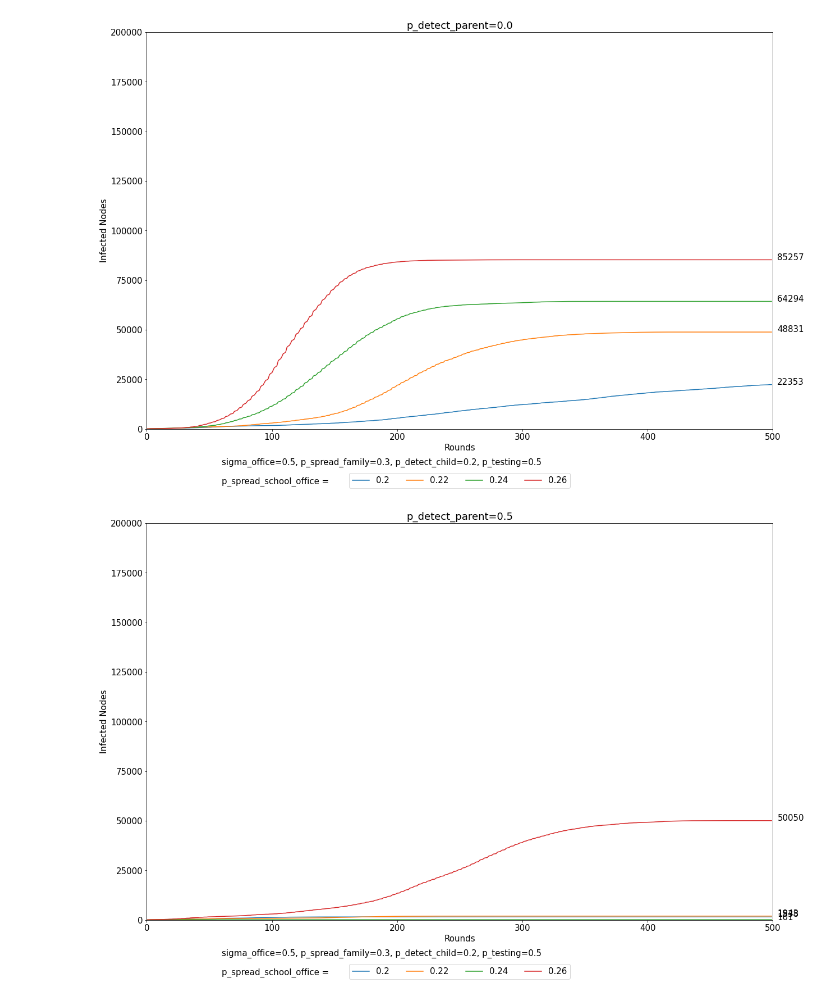
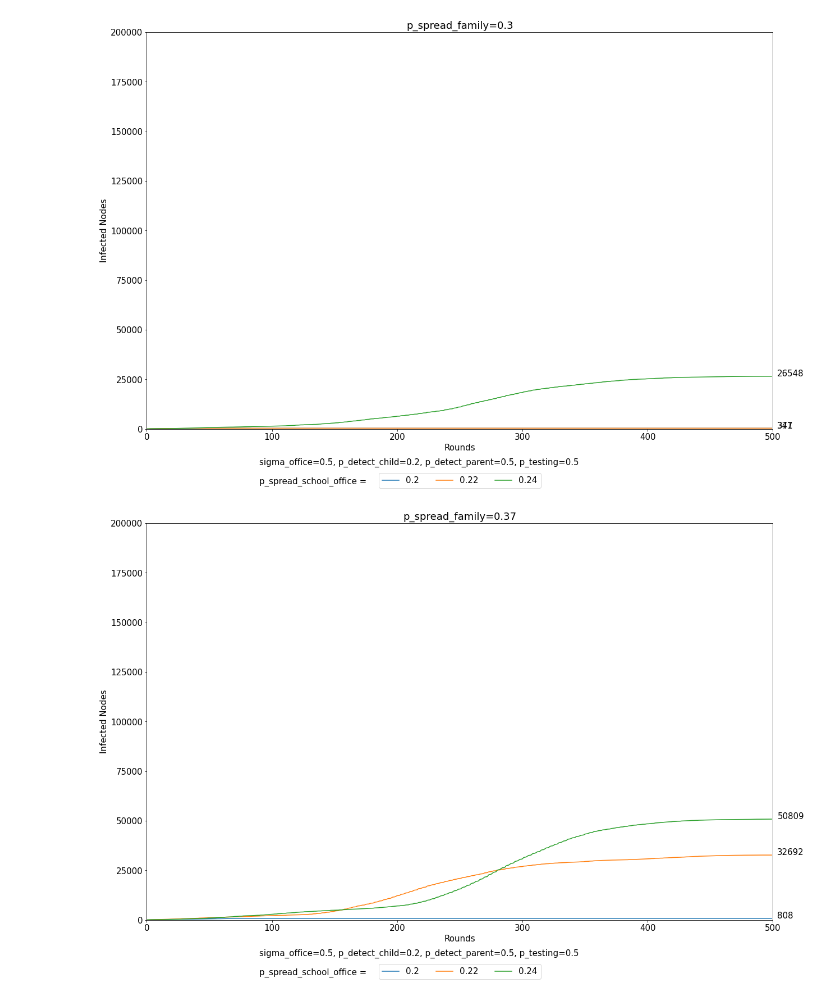
Before and after one commit to Flugstein/epsim, a Jupyter notebook: epsim_plot.ipynb, the cells around one changed output. Cells and saved outputs as stored; diff of their text form; code cells hidden in the pictures.

```diff
--- a/epsim_plot.ipynb
+++ b/epsim_plot.ipynb
@@ -12,7 +12,7 @@ starttime = time.time()
 epsim_graph = EpsimGraph(k=100000, sigma_office=0.5, perc_split_classes=0.5)
 sim = Epsim()
 sim.init_from_dicts(epsim_graph.family_nbrs, epsim_graph.school_nbrs_standard, epsim_graph.school_nbrs_split, epsim_graph.office_nbrs)
-sim.run_sim(sim_iters=200, p_spread_family=0.3, p_spread_school_office=0.2, p_detect_child=0.2, p_detect_parent=0.0,
-            p_testing=0.5, print_progress=True, export_csv=False)
+sim.run_sim(sim_iters=500, p_spread_family=0.37, p_spread_school_office=0.2, p_detect_child=0.2, p_detect_parent=0.5,
+            p_testing=0.5, print_progress=True, export_csv='csv/p1_0.37_p2_0.2.csv')
 print('runtime: {}s'.format(time.time() - starttime))
 # %% [output]
@@ -36,12 +36,12 @@ runtime: 21.34622573852539s
 # %%
-# Multiple runs per parameter combination runs
+# Multiple runs per parameter combination
 num_runs = 100
 
 sim_iters = 500
 k = 100000
 sigma_office_vals = [0.5]
 p_spread_family_vals = [0.3]
-p_spread_school_office_vals = [0.24]
+p_spread_school_office_vals = [0.2]
 p_detect_child_vals = [0.2]
 p_detect_parent_vals = [0.5]
 p_testing_vals = [0.5]
@@ -101,7 +101,7 @@ for param_combi, runs in runs_per_param_combi.items():
     axs.set_xlim(0, sim_iters)
     axs.plot(range(sim_iters), mean_infecs_per_round)
     plt.annotate(max(mean_infecs_per_round), xy=(1, max(mean_infecs_per_round)), xytext=(8, 0), xycoords=('axes fraction', 'data'), textcoords='offset points')
-    axs.set_title('Mean infected of 100 runs with p2=0.24')
+    axs.set_title('Mean infected of 100 runs with p2=0.2')
     axs.set_xlabel('Rounds')
     axs.set_ylabel('Mean infected nodes')
 # %% [output]
@@ -119,7 +119,7 @@ for param_combi, runs in runs_per_param_combi.items():
     total_infec_per_run = [max(run) for run in runs]
     fig, axs = plt.subplots(figsize=(10,6))
     fig.patch.set_facecolor('xkcd:white')
-    axs.set_title('100 runs with p2=0.24')
+    axs.set_title('100 runs with p2=0.2')
     axs.set_xlabel('Total infected nodes')
     axs.set_ylabel('# Runs')
     axs.hist(total_infec_per_run)
@@ -178,27 +178,28 @@ runtime: 402.89738416671753s
 # %%
 # Plot various parameter runs
 
 plt.rcParams.update({'font.size': 15})
 
 for sigma_office in sigma_office_vals:
-    for p_detect_child in p_detect_child_vals:
-        for p_detect_parent in p_detect_parent_vals:
-            for p_testing in p_testing_vals:
-                fig, axs = plt.subplots(figsize=(20,13))
-                fig.patch.set_facecolor('xkcd:white')
-                axs.set_ylim(top=200000)
-                axs.set_xlim(0, sim_iters)
-                for p_spread_school_office in p_spread_school_office_vals:
-                    result = results[sigma_office, p_detect_child, p_detect_parent, p_testing, p_spread_school_office]
-                    axs.plot(result[0], result[1], label=p_spread_school_office)
-                    plt.annotate(max(result[1]), xy=(1, max(result[1])), xytext=(8, 0), xycoords=('axes fraction', 'data'), textcoords='offset points')
-                axs.set_title('p_detect_parent={}'.format(p_detect_parent))
-                axs.set_xlabel('Rounds')
-                axs.set_ylabel('Infected Nodes')
-                axs.text(0.12, -0.09, 'sigma_office={}, p_spread_family={}, p_detect_child={}, p_testing={}'.format(
-                    sigma_office, p_spread_family, p_detect_child, p_testing), transform=axs.transAxes)
-                axs.text(0.12, -0.138, 'p_spread_school_office =', transform=axs.transAxes)
-                axs.legend(loc='upper center', bbox_to_anchor=(0.5, -0.1), ncol=6)
+    for p_spread_family in p_spread_family_vals:
+        for p_detect_child in p_detect_child_vals:
+            for p_detect_parent in p_detect_parent_vals:
+                for p_testing in p_testing_vals:
+                    fig, axs = plt.subplots(figsize=(20,13))
+                    fig.patch.set_facecolor('xkcd:white')
+                    axs.set_ylim(top=200000)
+                    axs.set_xlim(0, sim_iters)
+                    for p_spread_school_office in p_spread_school_office_vals:
+                        result = results[sigma_office, p_spread_family, p_detect_child, p_detect_parent, p_testing, p_spread_school_office]
+                        axs.plot(result[0], result[1], label=p_spread_school_office)
+                        plt.annotate(max(result[1]), xy=(1, max(result[1])), xytext=(8, 0), xycoords=('axes fraction', 'data'), textcoords='offset points')
+                    axs.set_title('p_spread_family={}'.format(p_spread_family))
+                    axs.set_xlabel('Rounds')
+                    axs.set_ylabel('Infected Nodes')
+                    axs.text(0.18, -0.09, 'sigma_office={}, p_detect_child={}, p_detect_parent={}, p_testing={}'.format(
+                        sigma_office, p_detect_child, p_detect_parent, p_testing), transform=axs.transAxes)
+                    axs.text(0.18, -0.138, 'p_spread_school_office =', transform=axs.transAxes)
+                    axs.legend(loc='upper center', bbox_to_anchor=(0.5, -0.1), ncol=6)
 # %% [output]
-[figure, old version]
+[figure, new version]
-[figure, old version]
+[figure, new version]
```
Also changed, not shown: parts of 5 cells of this notebook, 1 other file.
